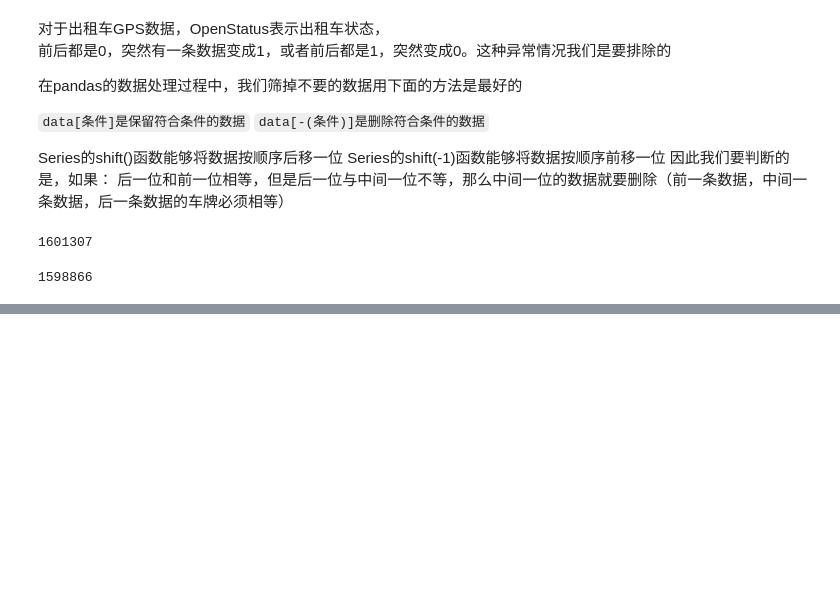
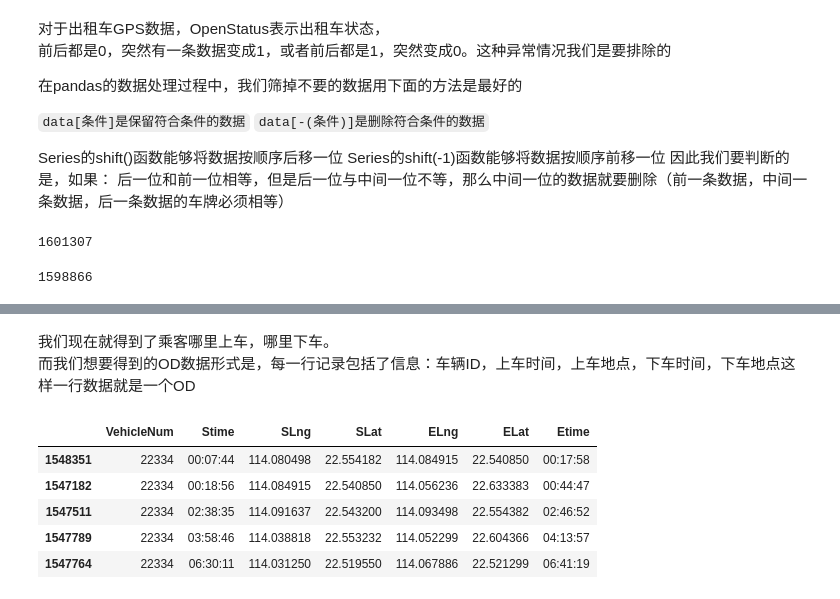
Before and after one commit to yan-yuchen/trans-data-learn, a Jupyter notebook: 1-taxigps_to_od.ipynb, the cells around one changed output, grey strips where cells are left out. Drawn from its saved outputs; the diff is of its cells as text; code cells hidden in the pictures; blank space fills up the shorter version.

```diff
--- a/1-taxigps_to_od.ipynb
+++ b/1-taxigps_to_od.ipynb
@@ -207,0 +256,4 @@ len(data)
+# %%
+#data数据只保留一些我们需要的字段
+data = data[['VehicleNum','Stime','Lng','Lat','StatusChange']]
+data.head(5)
@@ -207,0 +267,19 @@ len(data)
+# %% [markdown]
+我们现在就得到了乘客哪里上车，哪里下车。
+而我们想要得到的OD数据形式是，每一行记录包括了信息：车辆ID，上车时间，上车地点，下车时间，下车地点这样一行数据就是一个OD
+# %%
+data = data.rename(columns = {'Lng':'SLng','Lat':'SLat'})
+#因为上面得到的数据的StatusChange都是-1，1交替的，即起点终点交替，所以下面的操作实际上为对data相邻两行间的操作
+data['ELng'] = data['SLng'].shift(-1)
+data['ELat'] = data['SLat'].shift(-1)
+data['Etime'] = data['Stime'].shift(-1)
+data = data[data['StatusChange'] == 1]
+data = data.drop('StatusChange',axis = 1)
+data.head(5)
+# %% [output]
+|  | VehicleNum | Stime | SLng | SLat | ELng | ELat | Etime |
+| 1548351 | 22334 | 00:07:44 | 114.080498 | 22.554182 | 114.084915 | 22.540850 | 00:17:58 |
+| 1547182 | 22334 | 00:18:56 | 114.084915 | 22.540850 | 114.056236 | 22.633383 | 00:44:47 |
+| 1547511 | 22334 | 02:38:35 | 114.091637 | 22.543200 | 114.093498 | 22.554382 | 02:46:52 |
+| 1547789 | 22334 | 03:58:46 | 114.038818 | 22.553232 | 114.052299 | 22.604366 | 04:13:57 |
+| 1547764 | 22334 | 06:30:11 | 114.031250 | 22.519550 | 114.067886 | 22.521299 | 06:41:19 |
```
Also changed, not shown: parts of 7 cells of this notebook, 2 other files.
